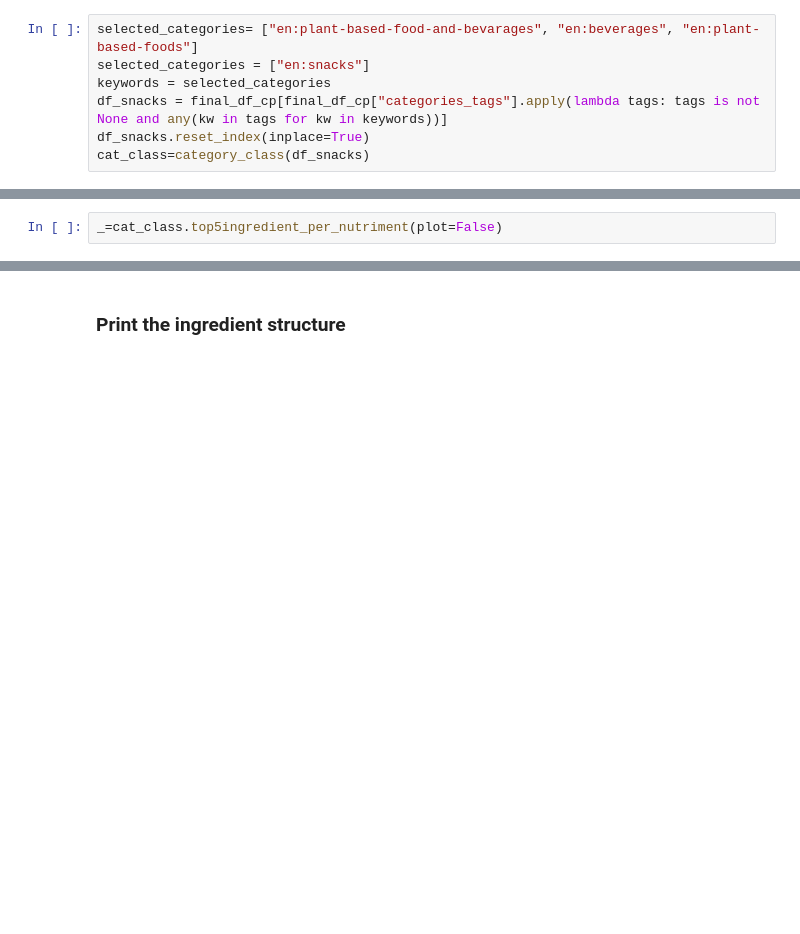
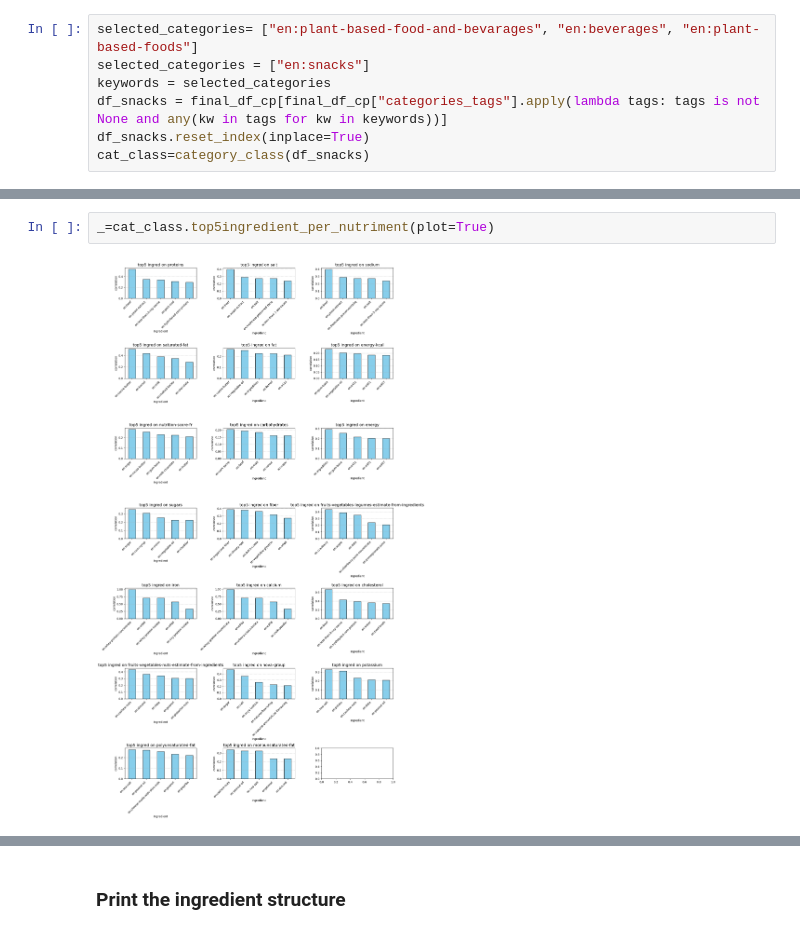
Before and after one commit to seshganesh/NIQAssesment, a Jupyter notebook: EDA.ipynb, the cells around one changed output, grey strips where cells are left out. Cells and saved outputs as stored; diff of their text form; blank space fills up the shorter version.

```diff
--- a/EDA.ipynb
+++ b/EDA.ipynb
@@ -358,5 +357,7 @@ Index(['salt', 'energy', 'sugars', 'proteins', 'carbohydrates', 'sodium',
 # %%
-_=cat_class.top5ingredient_per_nutriment(plot=False)
+_=cat_class.top5ingredient_per_nutriment(plot=True)
+# %% [output]
+[figure, added]
 # %%
 cat_class.plot_ingredient_dist_pernutr()
 # %% [output]
```
Also changed, not shown: parts of 12 cells of this notebook, 3 other files.
